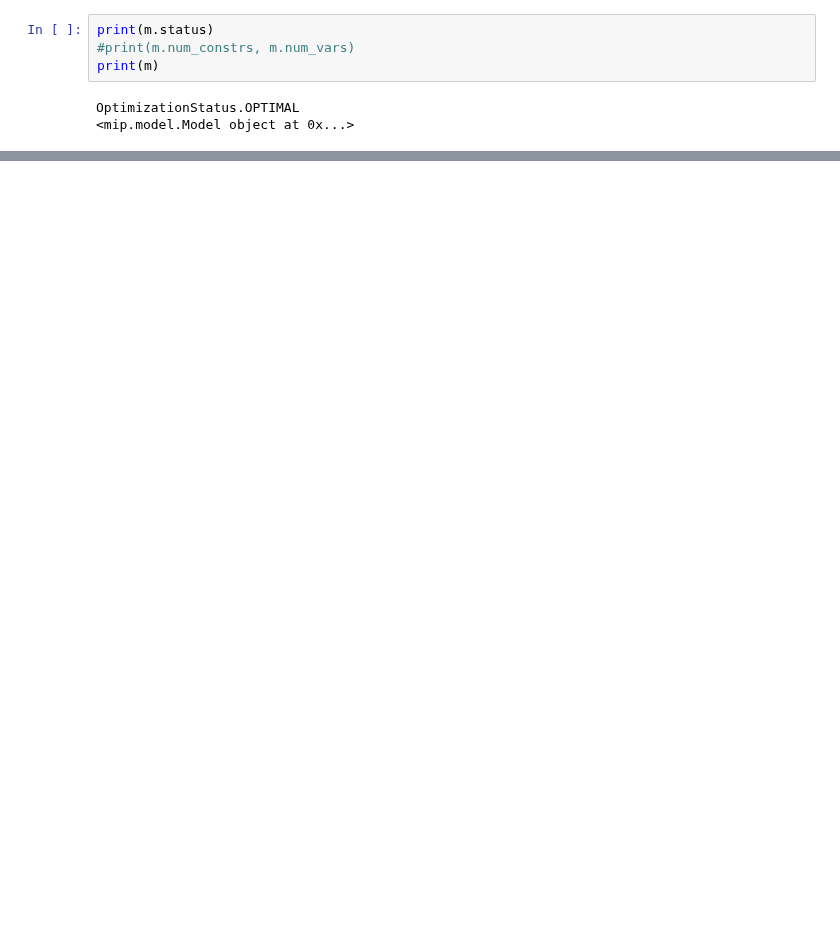
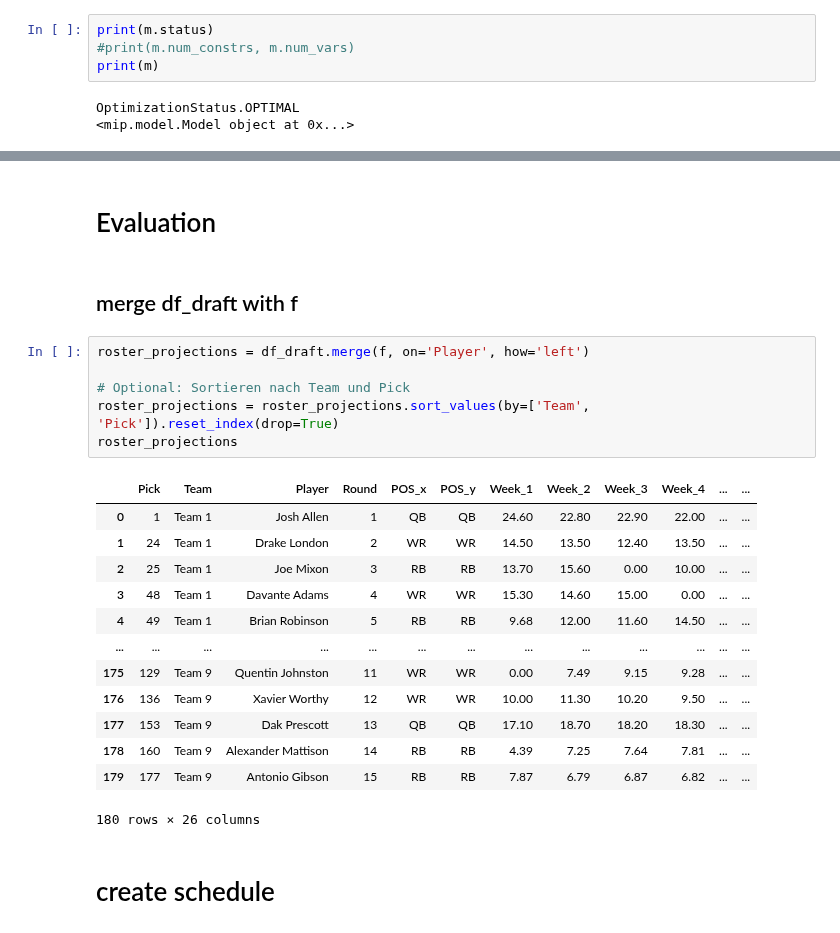
Before and after one commit to alexk2206/Data_Driven_Fantasy_Football, a Jupyter notebook: Enhanced_optimization.ipynb, the cells around one changed output, grey strips where cells are left out. Saved outputs shown, nothing was run; the diff lists cells and outputs as text; blank space fills up the shorter version.

```diff
--- a/Enhanced_optimization.ipynb
+++ b/Enhanced_optimization.ipynb
@@ -661,0 +668,26 @@ for team, df in result_dfs.items():
+# %% [markdown]
+# Evaluation
+# %% [markdown]
+## merge df_draft with f
+# %%
+roster_projections = df_draft.merge(f, on='Player', how='left')
+
+# Optional: Sortieren nach Team und Pick
+roster_projections = roster_projections.sort_values(by=['Team', 'Pick']).reset_index(drop=True)
+roster_projections
+# %% [output]
+|  | Pick | Team | Player | Round | POS_x | POS_y | Week_1 | Week_2 | Week_3 | Week_4 | ... | ... |
+| 0 | 1 | Team 1 | Josh Allen | 1 | QB | QB | 24.60 | 22.80 | 22.90 | 22.00 | ... | ... |
+| 1 | 24 | Team 1 | Drake London | 2 | WR | WR | 14.50 | 13.50 | 12.40 | 13.50 | ... | ... |
+| 2 | 25 | Team 1 | Joe Mixon | 3 | RB | RB | 13.70 | 15.60 | 0.00 | 10.00 | ... | ... |
+| 3 | 48 | Team 1 | Davante Adams | 4 | WR | WR | 15.30 | 14.60 | 15.00 | 0.00 | ... | ... |
+| 4 | 49 | Team 1 | Brian Robinson | 5 | RB | RB | 9.68 | 12.00 | 11.60 | 14.50 | ... | ... |
+| ... | ... | ... | ... | ... | ... | ... | ... | ... | ... | ... | ... | ... |
+| 175 | 129 | Team 9 | Quentin Johnston | 11 | WR | WR | 0.00 | 7.49 | 9.15 | 9.28 | ... | ... |
+| 176 | 136 | Team 9 | Xavier Worthy | 12 | WR | WR | 10.00 | 11.30 | 10.20 | 9.50 | ... | ... |
+| 177 | 153 | Team 9 | Dak Prescott | 13 | QB | QB | 17.10 | 18.70 | 18.20 | 18.30 | ... | ... |
+| 178 | 160 | Team 9 | Alexander Mattison | 14 | RB | RB | 4.39 | 7.25 | 7.64 | 7.81 | ... | ... |
+| 179 | 177 | Team 9 | Antonio Gibson | 15 | RB | RB | 7.87 | 6.79 | 6.87 | 6.82 | ... | ... |
+180 rows × 26 columns
+# %% [markdown]
+# create schedule
```
Also changed, not shown: parts of 22 cells of this notebook.
